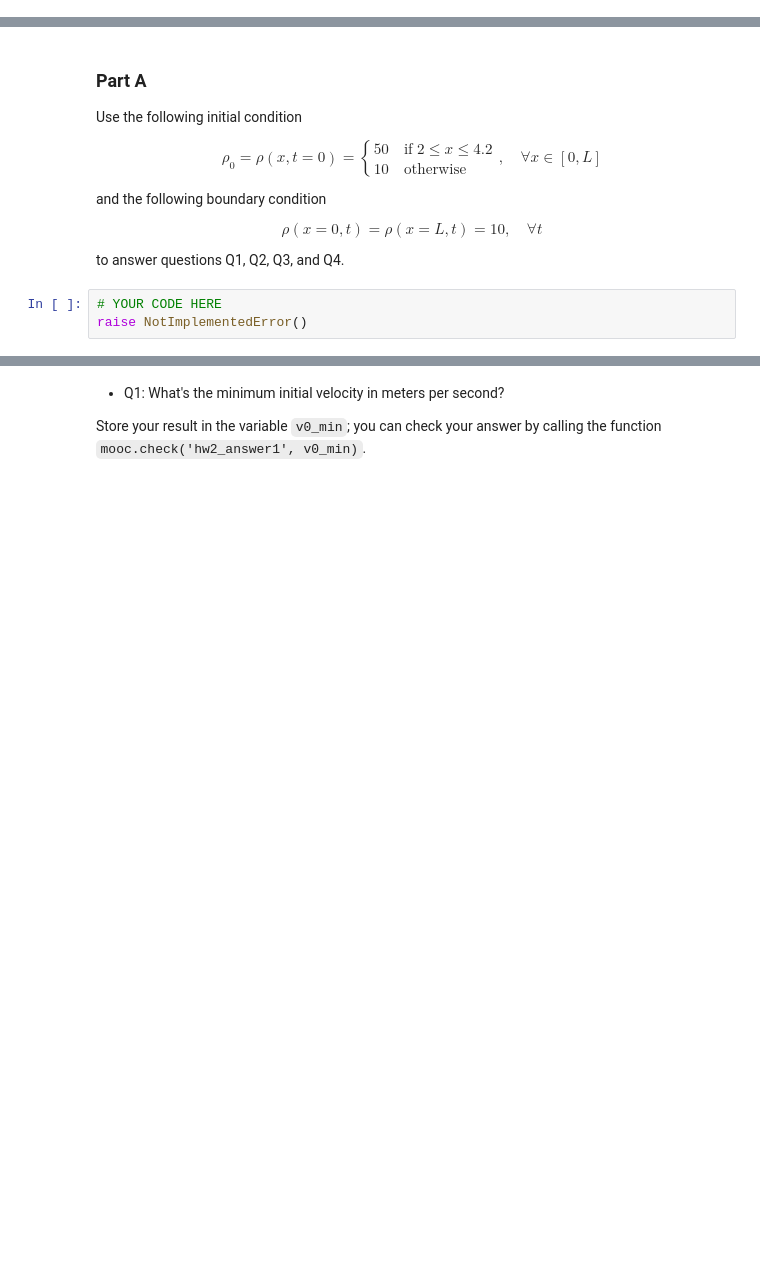
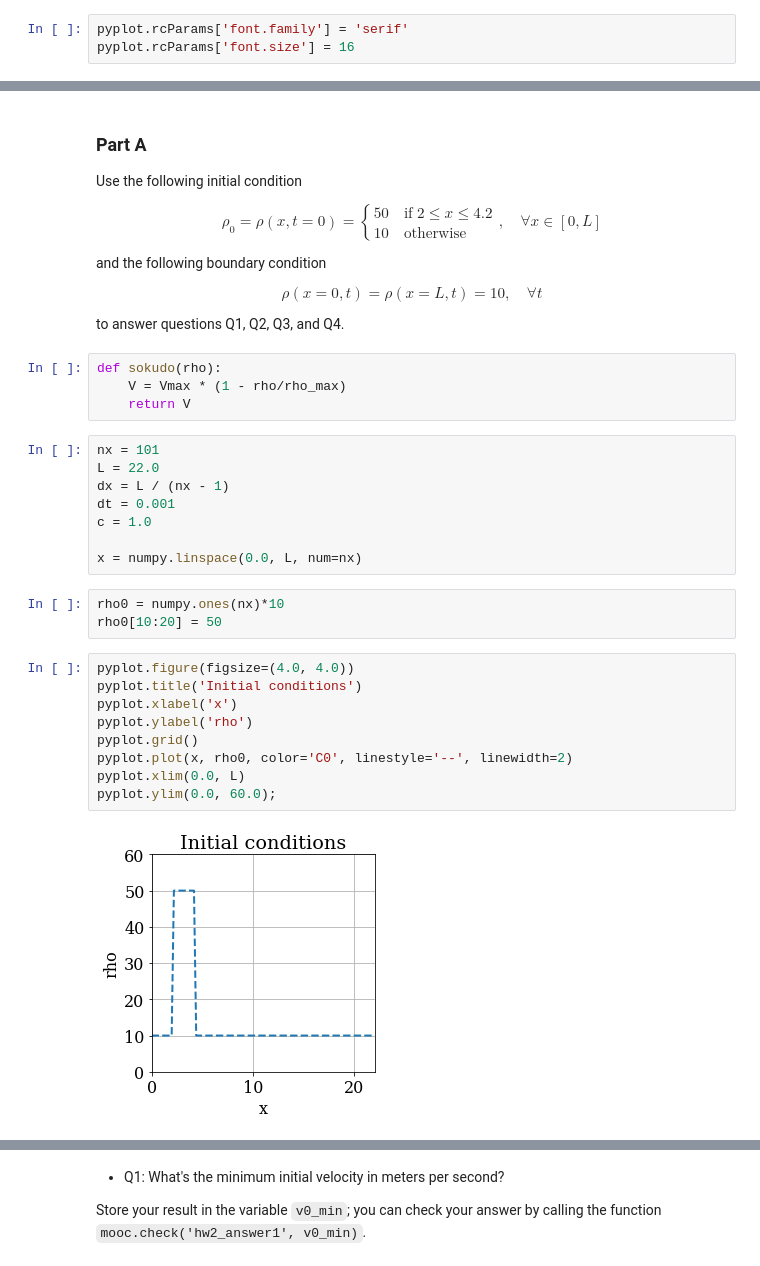
Before and after one commit to tianjiaozhang678/MAE6286, a Jupyter notebook: hw2-tianjiaozhang678-1/Traffic_Flow_Assignment.ipynb, the cells around one changed output, grey strips where cells are left out. Drawn from its saved outputs; the diff is of its cells as text; blank space fills up the shorter version.

```diff
--- a/hw2-tianjiaozhang678-1/Traffic_Flow_Assignment.ipynb
+++ b/hw2-tianjiaozhang678-1/Traffic_Flow_Assignment.ipynb
@@ -92,3 +93,6 @@ raise NotImplementedError()
+# %%
+pyplot.rcParams['font.family'] = 'serif'
+pyplot.rcParams['font.size'] = 16
 # %% [markdown]
 ## Assessment
 ---
@@ -125,6 +129,29 @@ $$
 $$
 
 to answer questions Q1, Q2, Q3, and Q4.
-# %%
-# YOUR CODE HERE
-raise NotImplementedError()
+# %%
+def sokudo(rho):
+    V = Vmax * (1 - rho/rho_max)
+    return V
+# %%
+nx = 101
+L = 22.0
+dx = L / (nx - 1)
+dt = 0.001
+c = 1.0
+
+x = numpy.linspace(0.0, L, num=nx)
+# %%
+rho0 = numpy.ones(nx)*10
+rho0[10:20] = 50
+# %%
+pyplot.figure(figsize=(4.0, 4.0))
+pyplot.title('Initial conditions')
+pyplot.xlabel('x')
+pyplot.ylabel('rho')
+pyplot.grid()
+pyplot.plot(x, rho0, color='C0', linestyle='--', linewidth=2)
+pyplot.xlim(0.0, L)
+pyplot.ylim(0.0, 60.0);
+# %% [output]
+[figure, added]
```
Also changed, not shown: parts of 27 cells of this notebook.
